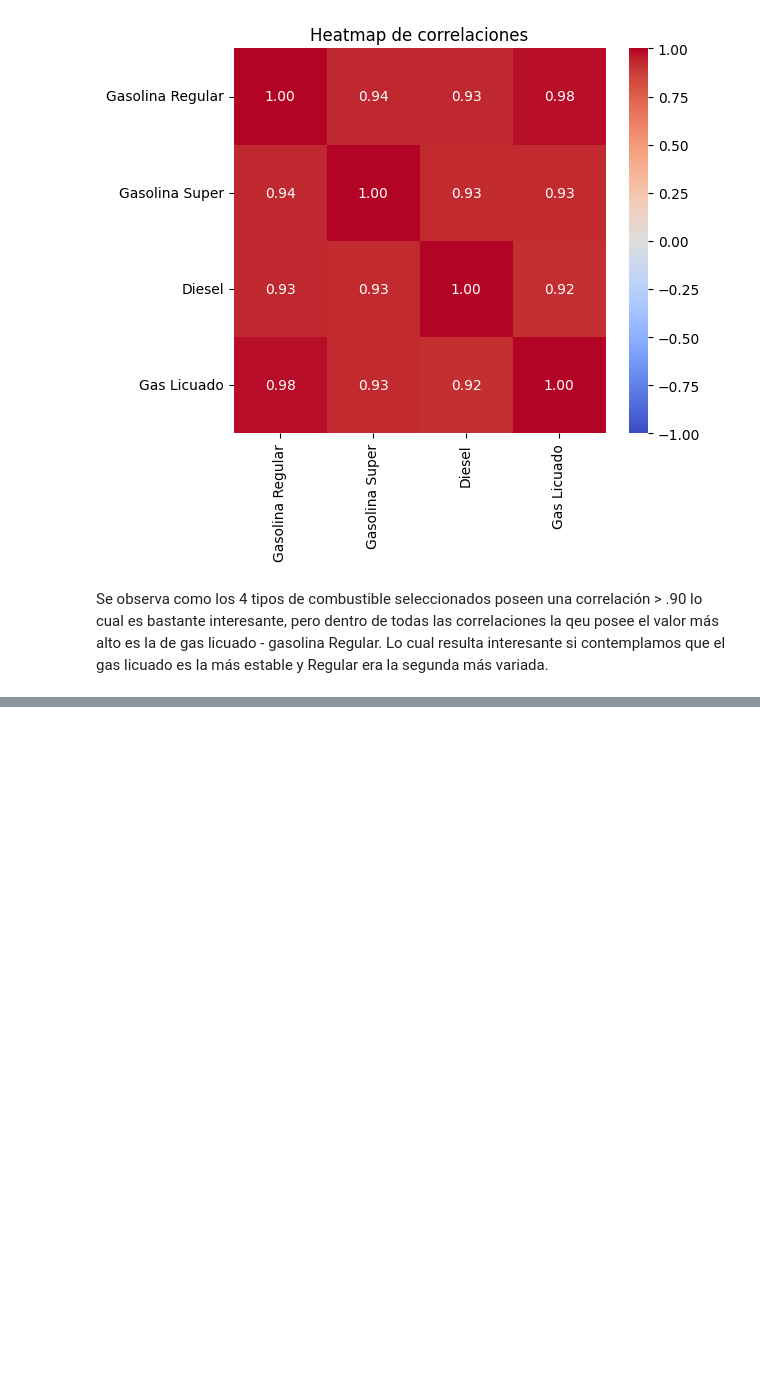
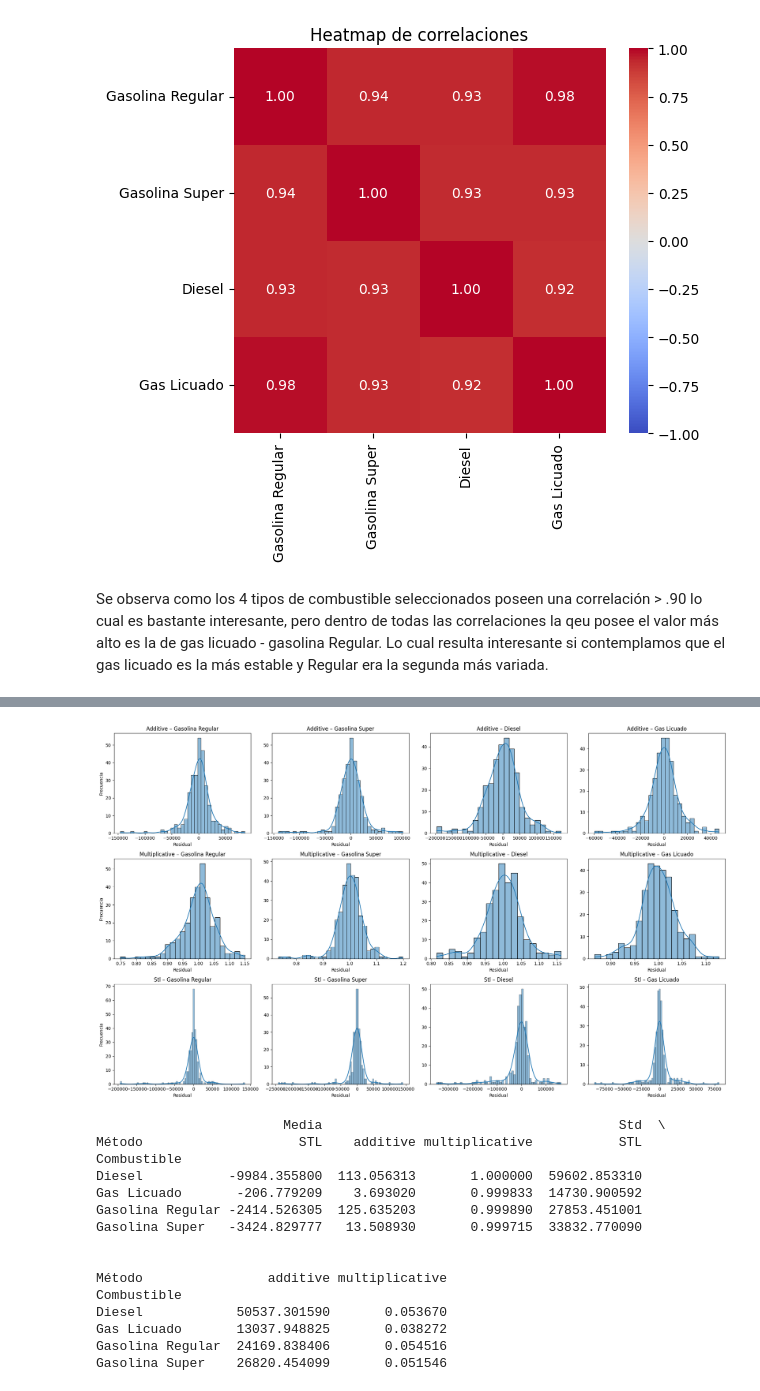
Before and after one commit to chuy-zip/DS_LAB1, a Jupyter notebook: series_time.ipynb, the cells around one changed output, grey strips where cells are left out. Cells and saved outputs as stored; diff of their text form; code cells hidden in the pictures; blank space fills up the shorter version.

```diff
--- a/series_time.ipynb
+++ b/series_time.ipynb
@@ -103,0 +141,62 @@ Se observa como los 4 tipos de combustible seleccionados poseen una correlación
+# %%
+# ─── Bloque X: Evaluación de residuos para modelos aditivo, multiplicativo y STL ───
+import pandas as pd
+import matplotlib.pyplot as plt
+import seaborn as sns
+from statsmodels.tsa.seasonal import seasonal_decompose, STL
+
+periodo = 12
+metodos = ['additive', 'multiplicative', 'STL']
+residuos_summary = []
+
+# Prepara una figura con filas = métodos y columnas = combustibles
+fig, axes = plt.subplots(len(metodos), len(df_consumo.columns), figsize=(20, 12))
+
+for i, metodo in enumerate(metodos):
+    for j, col in enumerate(df_consumo.columns):
+        # Descomposición según el método
+        if metodo in ['additive', 'multiplicative']:
+            res = seasonal_decompose(df_consumo[col], model=metodo, period=periodo)
+            resid = res.resid.dropna()
+        else:
+            stl = STL(df_consumo[col], period=periodo, robust=True)
+            fit = stl.fit()
+            resid = fit.resid.dropna()
+        # Guardar estadísticas
+        residuos_summary.append({
+            'Método': metodo,
+            'Combustible': col,
+            'Media': resid.mean(),
+            'Std': resid.std()
+        })
+        # Histograma de residuos
+        ax = axes[i, j]
+        sns.histplot(resid, kde=True, ax=ax)
+        ax.set_title(f"{metodo.capitalize()} – {col}")
+        ax.set_xlabel('Residual')
+        ax.set_ylabel('Frecuencia' if j == 0 else '')
+
+fig.tight_layout()
+plt.show()
+
+# Crear y mostrar un resumen tabular de medias y desviaciones
+res_df = pd.DataFrame(residuos_summary)
+resumen = res_df.pivot(index='Combustible', columns='Método', values=['Media', 'Std'])
+print(resumen)
+# %% [output]
+[figure, added]
+                        Media                                      Std  \
+Método                    STL    additive multiplicative           STL
+Combustible
+Diesel           -9984.355800  113.056313       1.000000  59602.853310
+Gas Licuado       -206.779209    3.693020       0.999833  14730.900592
+Gasolina Regular -2414.526305  125.635203       0.999890  27853.451001
+Gasolina Super   -3424.829777   13.508930       0.999715  33832.770090
+
+
+Método                additive multiplicative
+Combustible
+Diesel            50537.301590       0.053670
+Gas Licuado       13037.948825       0.038272
+Gasolina Regular  24169.838406       0.054516
+Gasolina Super    26820.454099       0.051546
```
Also changed, not shown: parts of 13 cells of this notebook.
